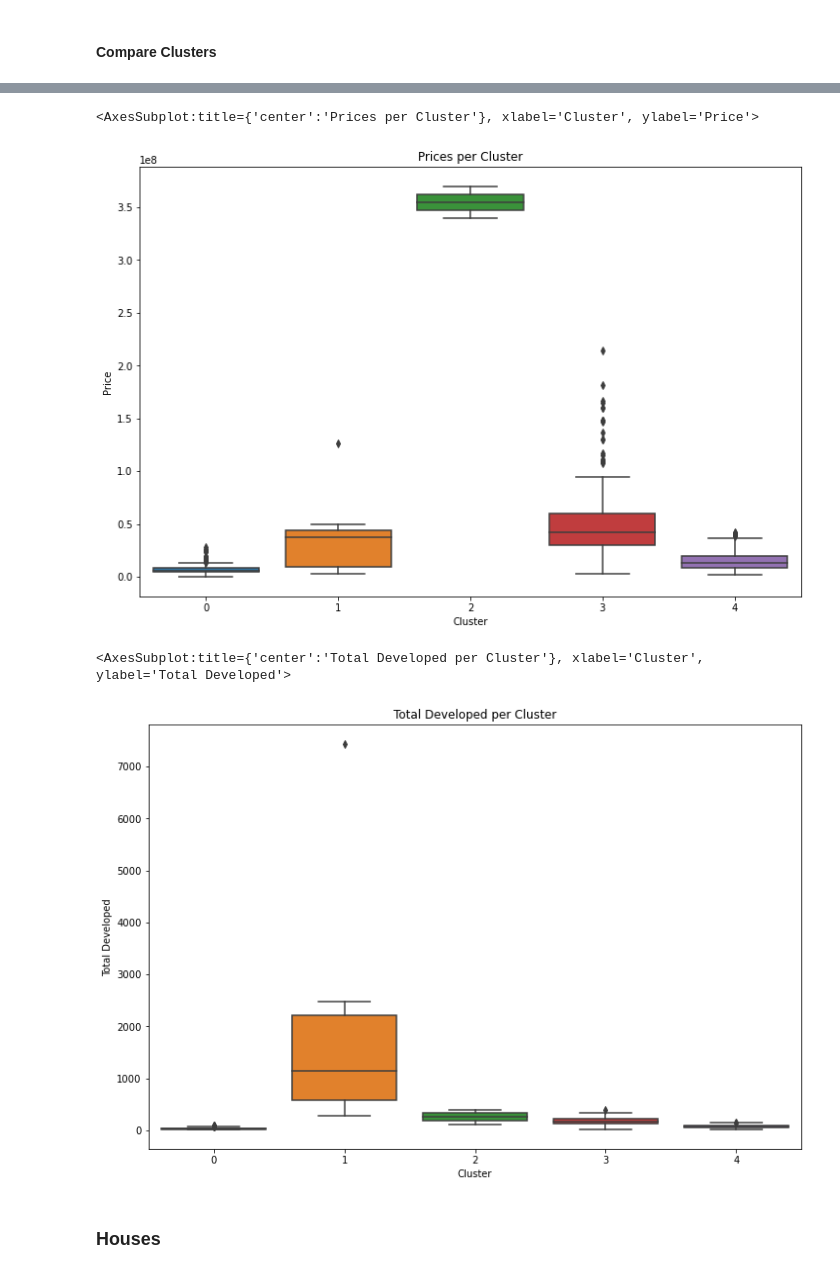
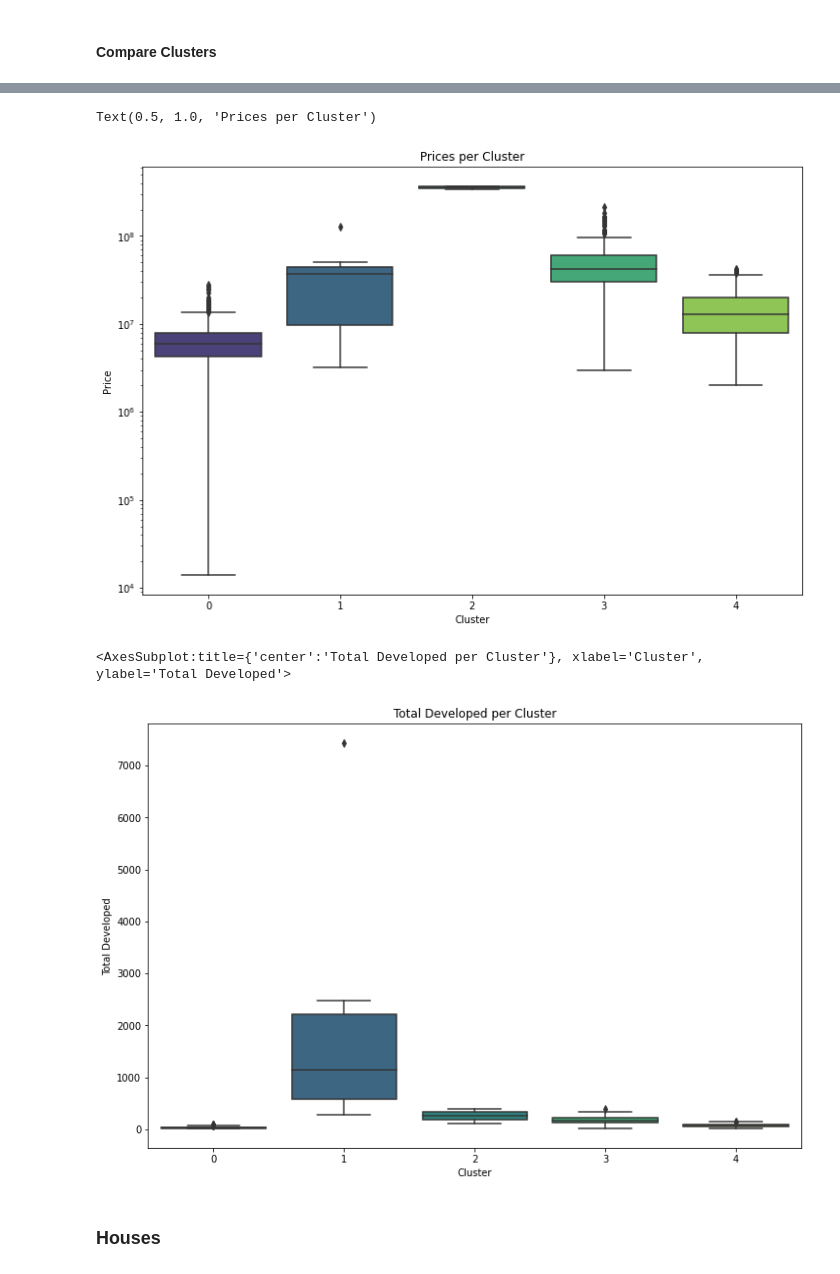
Before and after one commit to cc-visionary/DATA102-Property-Access-PH, a Jupyter notebook: Clustering.ipynb, the cells around one changed output, grey strips where cells are left out. Drawn from its saved outputs; the diff is of its cells as text; code cells hidden in the pictures.

```diff
--- a/Clustering.ipynb
+++ b/Clustering.ipynb
@@ -49,14 +65,11 @@ https://machinelearningmastery.com/clustering-algorithms-with-python/
 # %%
 from sklearn.mixture import GaussianMixture
 # define the model
-model = GaussianMixture(n_components=5, random_state=1)
-# fit the model
-model.fit(condo_data)
+model = GaussianMixture(n_components=5, covariance_type='full', random_state=1).fit(condo_data)
 # assign a cluster to each example
 yhat = model.predict(condo_data)
 
 _ = plt.figure(figsize=(12, 8))
-
 # retrieve unique clusters
 clusters = np.unique(yhat)
 # create scatter plot for samples from each cluster
@@ -65,7 +78,7 @@ for cluster in clusters:
     row = condo_data[yhat == cluster]
     print(len(row), row['Price'].mean())
     # create scatter of these samples
-    plt.scatter(row['Price'], row['Total Developed'], alpha=0.4)
+    ax = plt.scatter(row['Price'], row['Total Developed'], alpha=0.4, zorder=2)
 
 plt.title("Total Developed Land vs Housing Price (per cluster)")
 plt.xlabel("Price")
@@ -100,19 +124,19 @@ Text(0, 0.5, 'Count')
 # %%
-_ = plt.figure(figsize=(12, 8))
-
+fig, ax= plt.subplots(figsize=(12, 8))
+ax.set_yscale('log')
+sns.boxplot(data=gaussianDF, x='Cluster', y='Price', palette='viridis', ax=ax)
 plt.title("Prices per Cluster")
-sns.boxplot(data=gaussianDF, x='Cluster', y='Price')
 # %% [output]
-<AxesSubplot:title={'center':'Prices per Cluster'}, xlabel='Cluster', ylabel='Price'>
+Text(0.5, 1.0, 'Prices per Cluster')
-[figure, old version]
+[figure, new version]
 # %%
 _ = plt.figure(figsize=(12, 8))
 
 plt.title("Total Developed per Cluster")
-sns.boxplot(data=gaussianDF, x='Cluster', y='Total Developed')
+sns.boxplot(data=gaussianDF, x='Cluster', y='Total Developed', palette='viridis')
 # %% [output]
 <AxesSubplot:title={'center':'Total Developed per Cluster'}, xlabel='Cluster', ylabel='Total Developed'>
-[figure, old version]
+[figure, new version]
 # %% [markdown]
 ### Houses
 # %%
```
Also changed, not shown: parts of 5 cells of this notebook.
